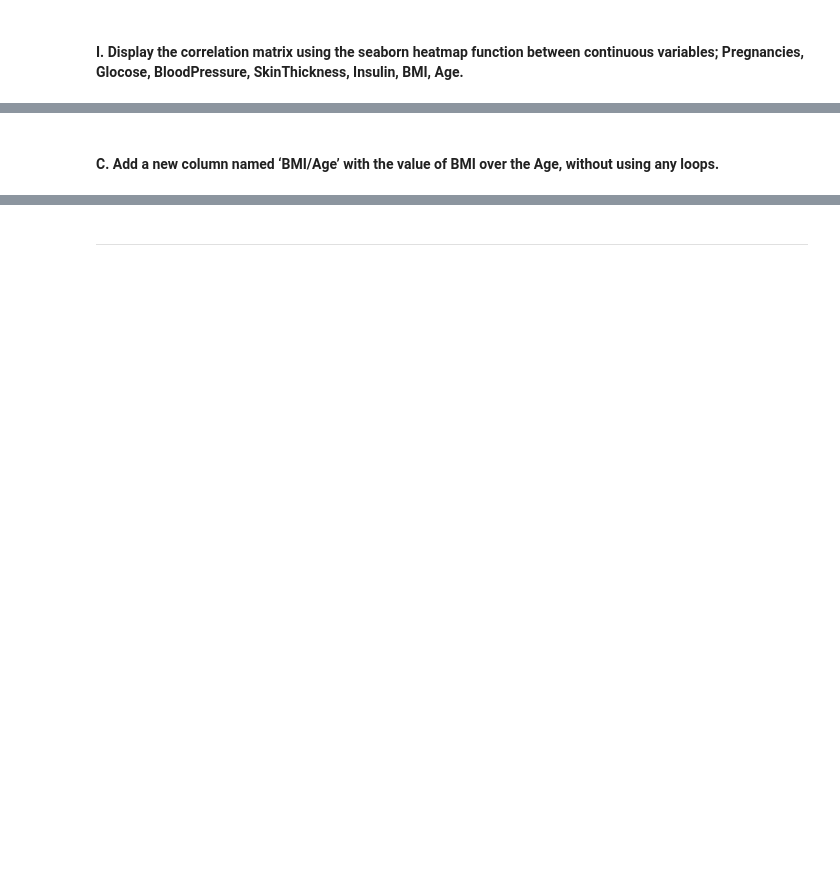
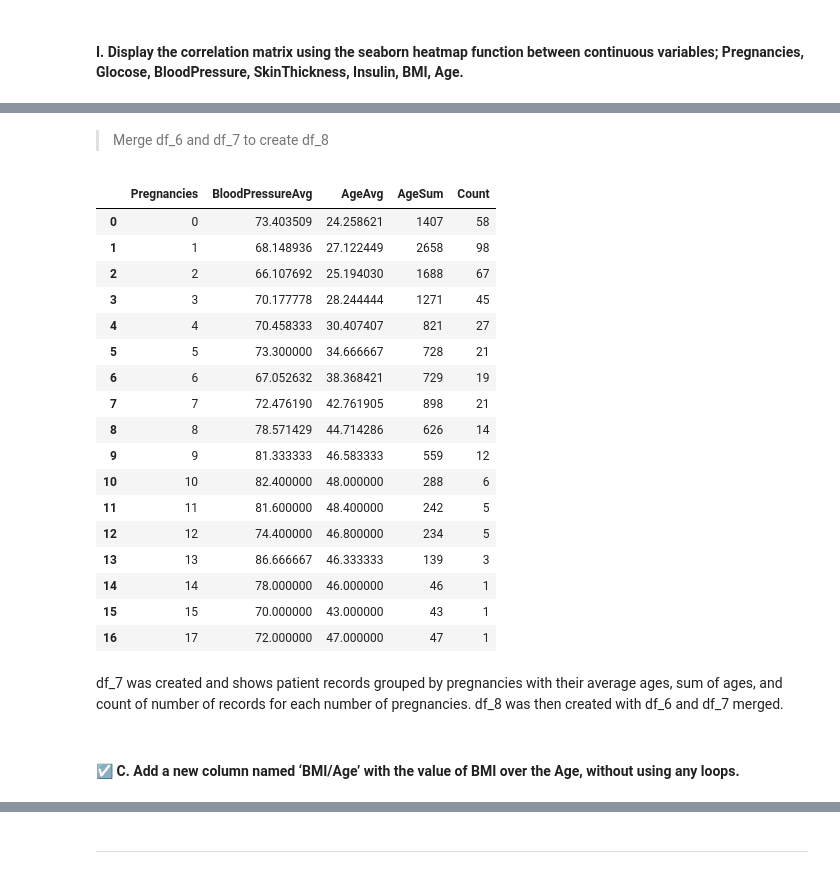
Before and after one commit to dandex200/COMP40370_Data_Mining, a Jupyter notebook: Practical_1/practical_01_B.ipynb, the cells around one changed output, grey strips where cells are left out. Cells and saved outputs as stored; diff of their text form; code cells hidden in the pictures; blank space fills up the shorter version.

```diff
--- a/Practical_1/practical_01_B.ipynb
+++ b/Practical_1/practical_01_B.ipynb
@@ -386,0 +442,5 @@ plt.show()
+# %%
+df_6 = df_2.groupby('Pregnancies')['BloodPressure'].mean().reset_index()
+df_6['BloodPressureAvg'] = df_6['BloodPressure']
+df_6.drop(columns=['BloodPressure'], inplace=True)
+df_6
@@ -388,0 +470,4 @@ plt.show()
+# %%
+df_7 = df_2.groupby('Pregnancies').agg({'Age': ['mean', 'sum', 'count']}).reset_index()
+df_7.columns = ['Pregnancies', 'AgeAvg', 'AgeSum', 'Count']
+df_7
@@ -389,2 +493,28 @@ plt.show()
+# %% [markdown]
+> Merge df_6 and df_7 to create df_8
+# %%
+df_8 = pd.merge(df_6, df_7, on='Pregnancies', how='inner')
+df_8
+# %% [output]
+|  | Pregnancies | BloodPressureAvg | AgeAvg | AgeSum | Count |
+| 0 | 0 | 73.403509 | 24.258621 | 1407 | 58 |
+| 1 | 1 | 68.148936 | 27.122449 | 2658 | 98 |
+| 2 | 2 | 66.107692 | 25.194030 | 1688 | 67 |
+| 3 | 3 | 70.177778 | 28.244444 | 1271 | 45 |
+| 4 | 4 | 70.458333 | 30.407407 | 821 | 27 |
+| 5 | 5 | 73.300000 | 34.666667 | 728 | 21 |
+| 6 | 6 | 67.052632 | 38.368421 | 729 | 19 |
+| 7 | 7 | 72.476190 | 42.761905 | 898 | 21 |
+| 8 | 8 | 78.571429 | 44.714286 | 626 | 14 |
+| 9 | 9 | 81.333333 | 46.583333 | 559 | 12 |
+| 10 | 10 | 82.400000 | 48.000000 | 288 | 6 |
+| 11 | 11 | 81.600000 | 48.400000 | 242 | 5 |
+| 12 | 12 | 74.400000 | 46.800000 | 234 | 5 |
+| 13 | 13 | 86.666667 | 46.333333 | 139 | 3 |
+| 14 | 14 | 78.000000 | 46.000000 | 46 | 1 |
+| 15 | 15 | 70.000000 | 43.000000 | 43 | 1 |
+| 16 | 17 | 72.000000 | 47.000000 | 47 | 1 |
+# %% [markdown]
+df_7 was created and shows patient records grouped by pregnancies with their average ages, sum of ages, and count of number of records for each number of pregnancies. df_8 was then created with df_6 and df_7 merged.
 # %% [markdown]
-#### C. Add a new column named ‘BMI/Age’ with the value of BMI over the Age, without using any loops.
+#### &#x2611; C. Add a new column named ‘BMI/Age’ with the value of BMI over the Age, without using any loops.
```
Also changed, not shown: parts of 32 cells of this notebook, 1 other file.
